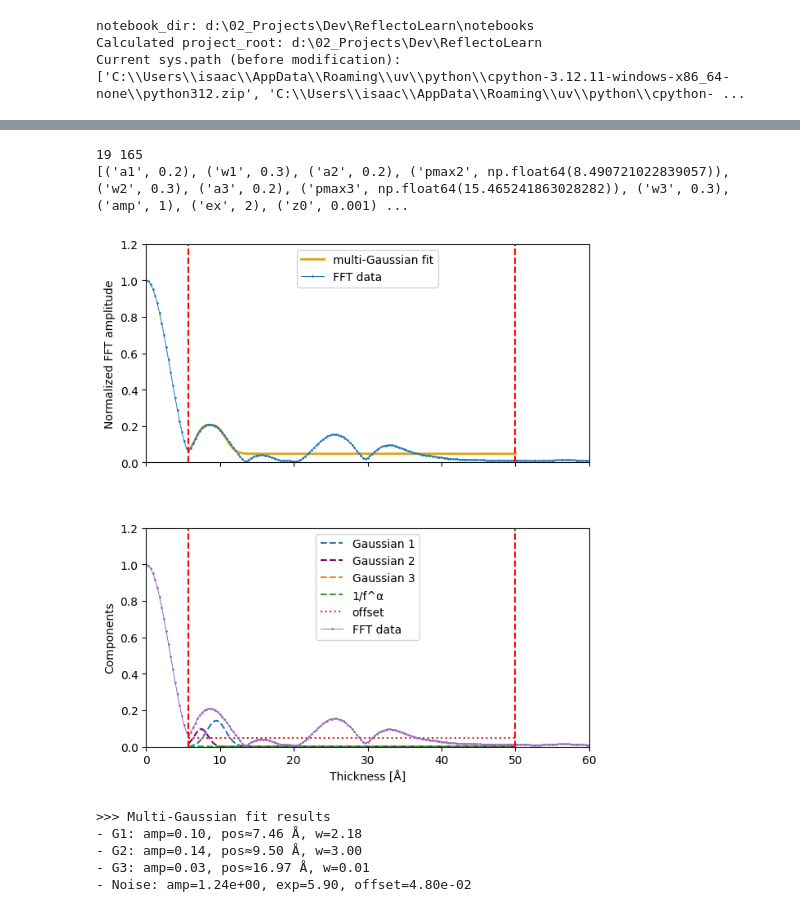
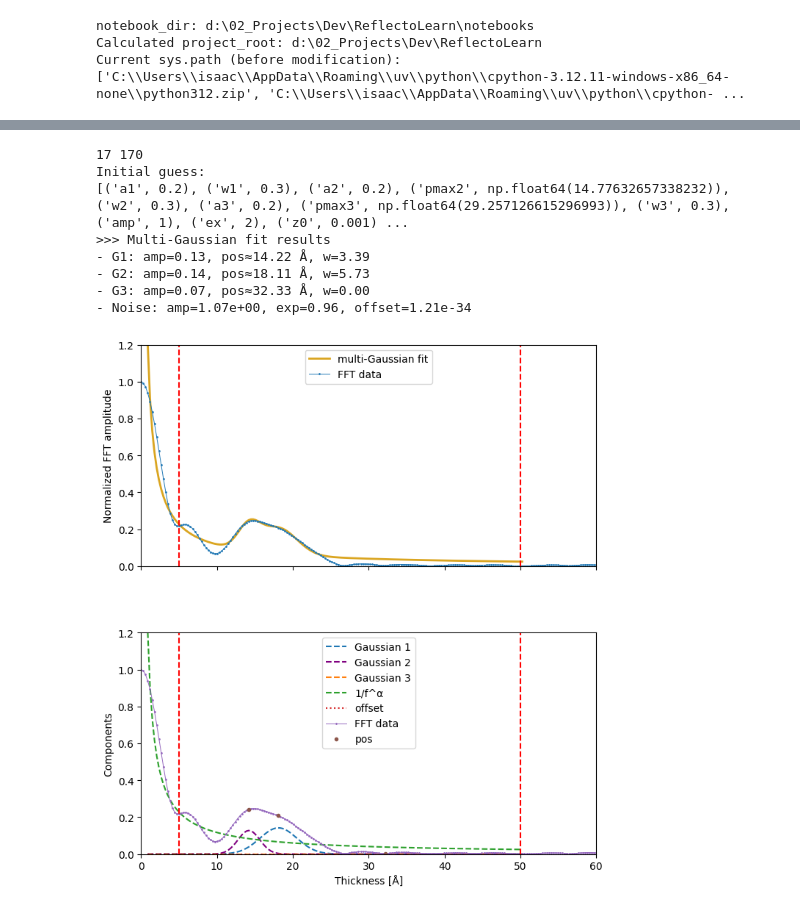
Before and after one commit to SJB7777/ReflectoLearn, a Jupyter notebook: notebooks/fitting.ipynb, the cells around one changed output, grey strips where cells are left out. Drawn from its saved outputs; the diff is of its cells as text; code cells hidden in the pictures.

Commit message:
maybe no decay is better

```diff
--- a/notebooks/fitting.ipynb
+++ b/notebooks/fitting.ipynb
@@ -89,11 +89,11 @@ from scipy.signal import argrelextrema
 
 x_upper_bound = 50
 
-crit_q = estimate_thc(tth, R_noise_no_q_decay)
+crit_q = estimate_thc(tth, R_noise)
 print(f"Estimated critical q: {crit_q:.4f}")
 
 # FFT
-dat = np.stack([tth, R_noise_no_q_decay], axis=1)
+dat = np.stack([tth, R_noise], axis=1)
 xproc, yproc = preprocess_xrr(dat, crit_q)
 x_fft, y_fft = xrr_fft(xproc, yproc, window=2, n=10000)
 y_fft_norm = y_fft / y_fft[0]
@@ -121,61 +121,68 @@ print(under_bound_index, upper_bound_index)
 
 # fitting range
 # mask = (x_fft < x_upper_bound) & (x_fft > under_bound_index)
-x_fit, y_fit = x_fft[under_bound_index: upper_bound_index + 1], y_fft_norm[under_bound_index: upper_bound_index + 1]
+x_fit, y_fit = x_fft[3: upper_bound_index + 1], y_fft_norm[3: upper_bound_index + 1]
 
 params: list[str]= ["a1", "w1", "a2", "pmax2", "w2", "a3", "pmax3", "w3", "amp", "ex", "z0"]
 pmax2: float = x_fft[idx_local_max][1]
 pmax3: float = x_fft[idx_local_max][2]
 p0: list[float] = [0.2, 0.3, 0.2, pmax2, 0.3, 0.2, pmax3, 0.3, 1, 2, 0.001]
-print(list(zip(params, p0, strict=True)))
+print(f"Initial guess:\n{list(zip(params, p0, strict=True))}")
 popt, pcov = multi_gaussian_fitting(x_fit, y_fit, p0)
 
+
+pos1 = popt[6]-popt[3]
+pos2 = popt[3]
+pos3 = popt[6]
+# ----------------------- Report -----------------------
+print(">>> Multi-Gaussian fit results")
+print(f"- G1: amp={popt[0]:.2f}, pos≈{pos1:.2f} Å, w={popt[1]:.2f}")
+print(f"- G2: amp={popt[2]:.2f}, pos≈{pos2:.2f} Å, w={popt[4]:.2f}")
+print(f"- G3: amp={popt[5]:.2f}, pos≈{pos3:.2f} Å, w={popt[7]:.2f}")
+print(f"- Noise: amp={popt[8]:.2e}, exp={popt[9]:.2f}, offset={popt[10]:.2e}")
+
 # ----------------------- Plot -----------------------
-fig, ax = plt.subplots(2, 1, sharex=True, figsize=(7, 8))
+fig, ax = plt.subplots(2, 1, sharex=True, figsize=(8, 9))
 
 # (상단: 전체 fit vs 데이터)
 ax[0].plot(x_fit, func_gauss3_with_noise(x_fit, *popt), "-", color="goldenrod", lw=2, label="multi-Gaussian fit")
 ax[0].plot(x_fft, y_fft_norm, "o-", ms=1, lw=0.7, label="FFT data")
 ax[0].axvline(x=x_under_bound, color='r', linestyle='--')
 ax[0].axvline(x=x_upper_bound, color='r', linestyle='--')
 ax[0].set_ylabel("Normalized FFT amplitude")
 ax[0].legend()
 
 # (하단: component 분리 보기)
 ax[1].plot(x_fit, func_gauss(x_fit, *popt[2:5]), "--", label="Gaussian 1")
 ax[1].plot(x_fit, func_gauss(x_fit, popt[0], popt[6] - popt[3], popt[1]), "--", color="purple", label="Gaussian 2")
 ax[1].plot(x_fit, func_gauss(x_fit, *popt[5:8]), "--", label="Gaussian 3")
 ax[1].plot(x_fit, func_noise(x_fit, *popt[8:10]), "--", label="1/f^α")
 ax[1].plot(x_fit, np.ones_like(x_fit)*popt[10], ":", label="offset")
 ax[1].plot(x_fft, y_fft_norm, "o-", ms=1, lw=0.7, label="FFT data")
 ax[1].axvline(x=x_under_bound, color='r', linestyle='--')
 ax[1].axvline(x=x_upper_bound, color='r', linestyle='--')
+positions = [pos1, pos2, pos3]
+idxs = [np.argmin(np.abs(x_fit - pos)) for pos in positions]
+ax[1].plot(x_fit[idxs], y_fit[idxs], ".", label="pos")
 
 ax[1].set_xlabel("Thickness [Å]")
 ax[1].set_ylabel("Components")
 ax[1].legend()
 
 ax[0].set_xlim(0, x_upper_bound*1.2)
 ax[1].set_xlim(0, x_upper_bound*1.2)
 ax[0].set_ylim(0, 1.2)
 ax[1].set_ylim(0, 1.2)
-# ax[0].set_yscale('log')
-# ax[1].set_yscale('log')
+
 fig.subplots_adjust(hspace=0.3)
 plt.show()
-
-# ----------------------- Report -----------------------
-print(">>> Multi-Gaussian fit results")
-print(f"- G1: amp={popt[0]:.2f}, pos≈{popt[6]-popt[3]:.2f} Å, w={popt[1]:.2f}")
-print(f"- G2: amp={popt[2]:.2f}, pos≈{popt[3]:.2f} Å, w={popt[4]:.2f}")
-print(f"- G3: amp={popt[5]:.2f}, pos≈{popt[6]:.2f} Å, w={popt[7]:.2f}")
-print(f"- Noise: amp={popt[8]:.2e}, exp={popt[9]:.2f}, offset={popt[10]:.2e}")
 # %% [output]
-19 165
-[('a1', 0.2), ('w1', 0.3), ('a2', 0.2), ('pmax2', np.float64(8.490721022839057)), ('w2', 0.3), ('a3', 0.2), ('pmax3', np.float64(15.465241863028282)), ('w3', 0.3), ('amp', 1), ('ex', 2), ('z0', 0.001) ...
+17 170
+Initial guess:
+[('a1', 0.2), ('w1', 0.3), ('a2', 0.2), ('pmax2', np.float64(14.77632657338232)), ('w2', 0.3), ('a3', 0.2), ('pmax3', np.float64(29.257126615296993)), ('w3', 0.3), ('amp', 1), ('ex', 2), ('z0', 0.001) ...
+>>> Multi-Gaussian fit results
+- G1: amp=0.13, pos≈14.22 Å, w=3.39
+- G2: amp=0.14, pos≈18.11 Å, w=5.73
+- G3: amp=0.07, pos≈32.33 Å, w=0.00
+- Noise: amp=1.07e+00, exp=0.96, offset=1.21e-34
-[figure, old version]
+[figure, new version]
->>> Multi-Gaussian fit results
-- G1: amp=0.10, pos≈7.46 Å, w=2.18
-- G2: amp=0.14, pos≈9.50 Å, w=3.00
-- G3: amp=0.03, pos≈16.97 Å, w=0.01
-- Noise: amp=1.24e+00, exp=5.90, offset=4.80e-02
```
Also changed, not shown: parts of 2 cells of this notebook.
